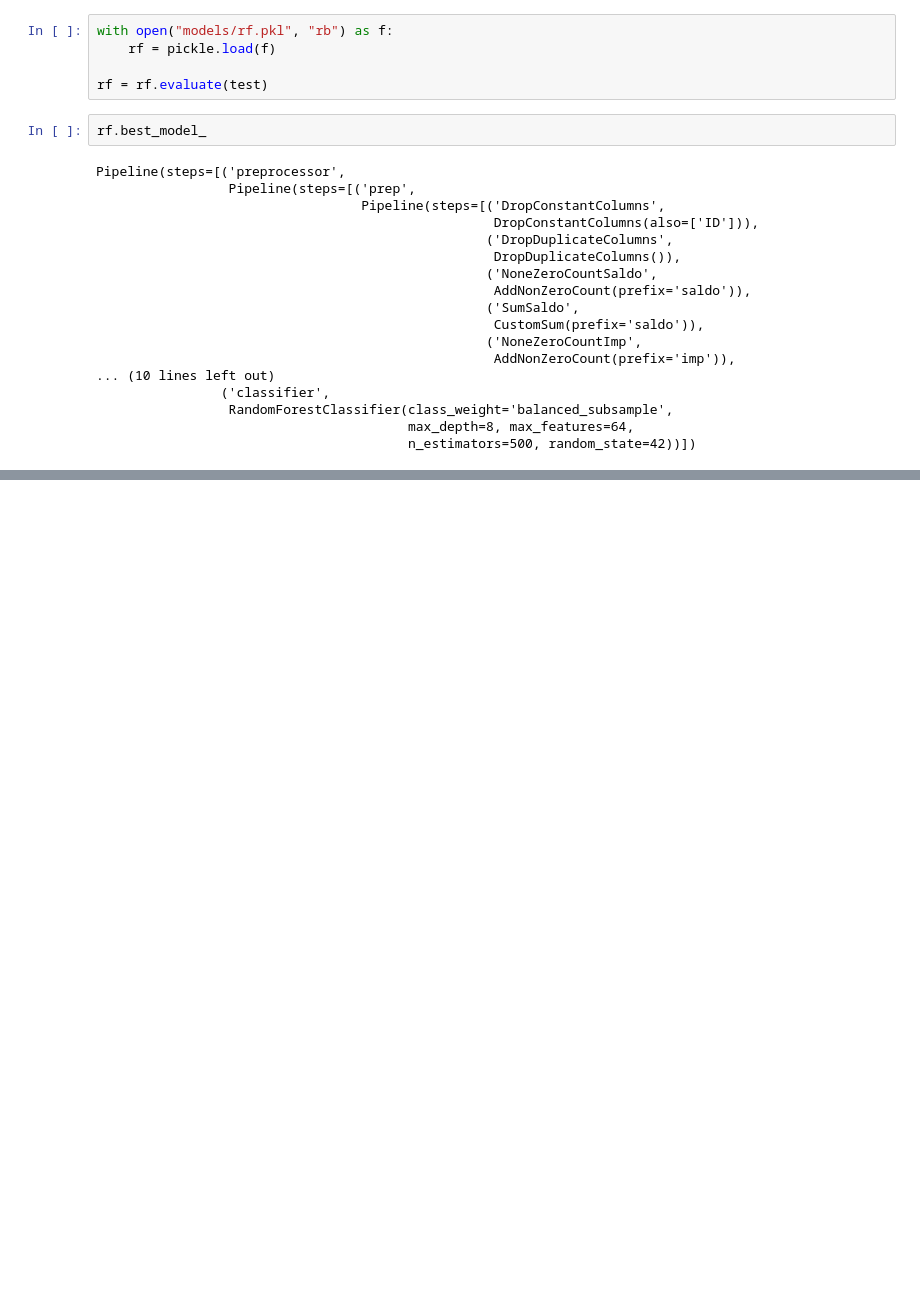
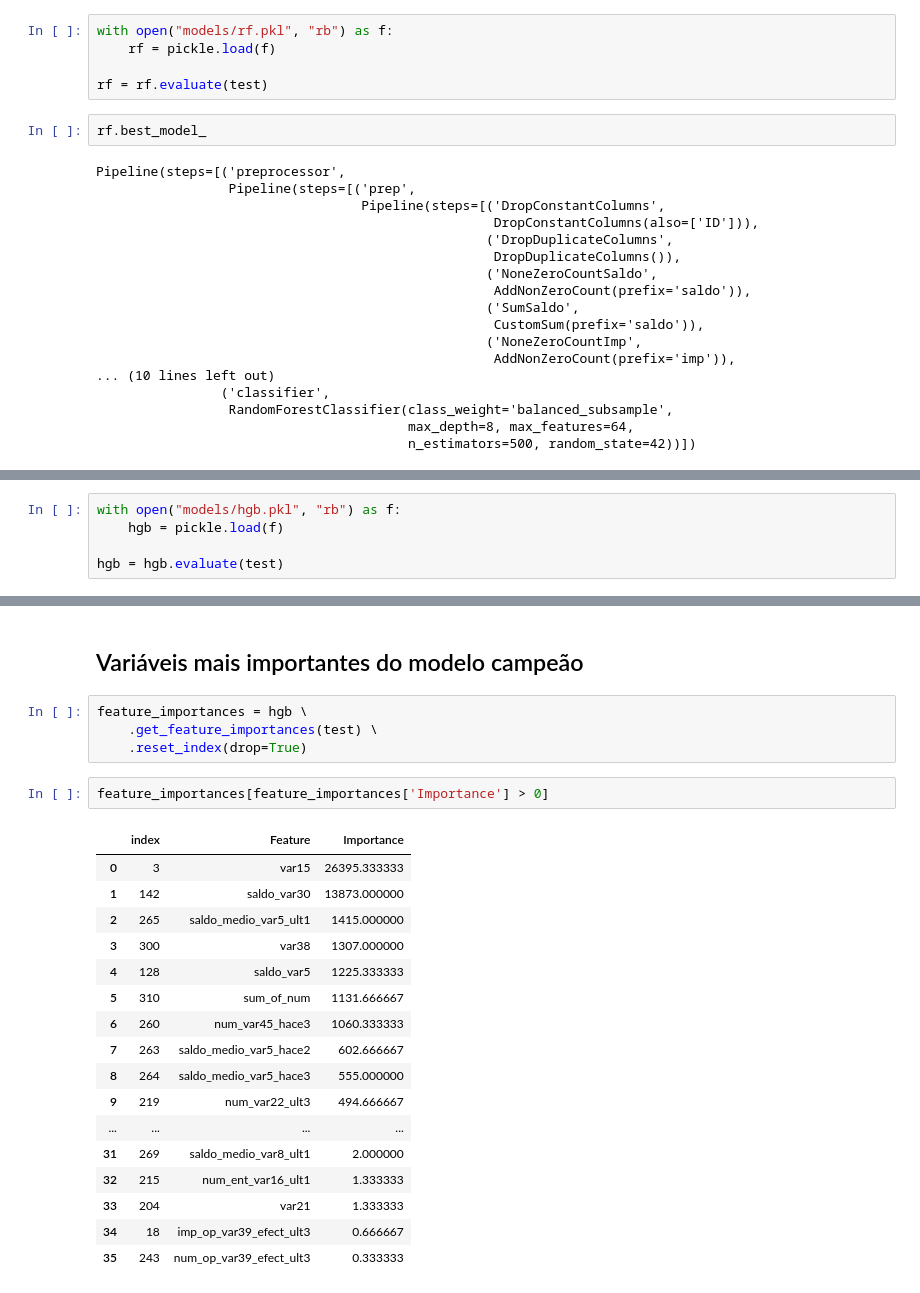
Before and after one commit to FelipeViacava/data-masters-case, a Jupyter notebook: 02-class.ipynb, the cells around one changed output, grey strips where cells are left out. Cells and saved outputs as stored; diff of their text form; blank space fills up the shorter version.

Commit message:
get_feature_importances fixed

```diff
--- a/02-class.ipynb
+++ b/02-class.ipynb
@@ -144,0 +129,5 @@ rf.classification_metrics
+# %%
+with open("models/hgb.pkl", "rb") as f:
+    hgb = pickle.load(f)
+
+hgb = hgb.evaluate(test)
@@ -144,0 +202,26 @@ rf.classification_metrics
+# %% [markdown]
+## Variáveis mais importantes do modelo campeão
+# %%
+feature_importances = hgb \
+    .get_feature_importances(test) \
+    .reset_index(drop=True)
+# %%
+feature_importances[feature_importances['Importance'] > 0]
+# %% [output]
+|  | index | Feature | Importance |
+| 0 | 3 | var15 | 26395.333333 |
+| 1 | 142 | saldo_var30 | 13873.000000 |
+| 2 | 265 | saldo_medio_var5_ult1 | 1415.000000 |
+| 3 | 300 | var38 | 1307.000000 |
+| 4 | 128 | saldo_var5 | 1225.333333 |
+| 5 | 310 | sum_of_num | 1131.666667 |
+| 6 | 260 | num_var45_hace3 | 1060.333333 |
+| 7 | 263 | saldo_medio_var5_hace2 | 602.666667 |
+| 8 | 264 | saldo_medio_var5_hace3 | 555.000000 |
+| 9 | 219 | num_var22_ult3 | 494.666667 |
+| ... | ... | ... | ... |
+| 31 | 269 | saldo_medio_var8_ult1 | 2.000000 |
+| 32 | 215 | num_ent_var16_ult1 | 1.333333 |
+| 33 | 204 | var21 | 1.333333 |
+| 34 | 18 | imp_op_var39_efect_ult3 | 0.666667 |
+| 35 | 243 | num_op_var39_efect_ult3 | 0.333333 |
```
Also changed, not shown: parts of 8 cells of this notebook, 4 other files.
